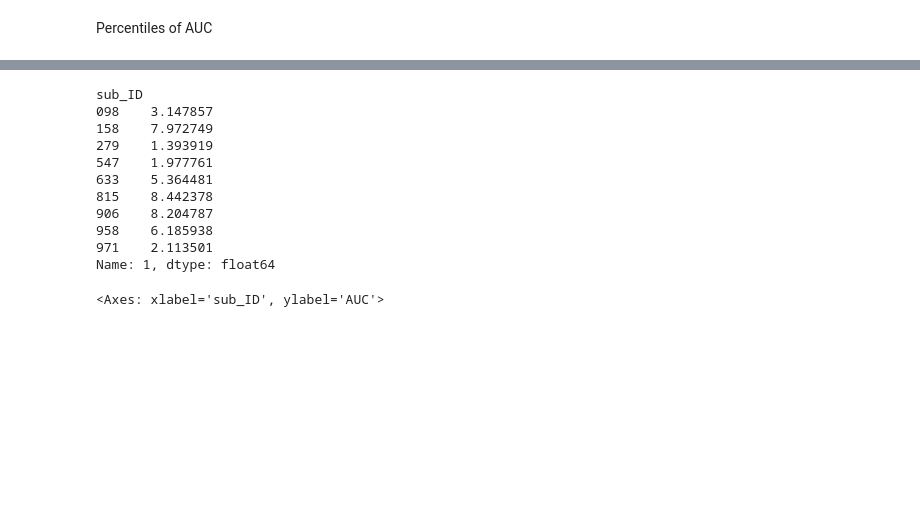
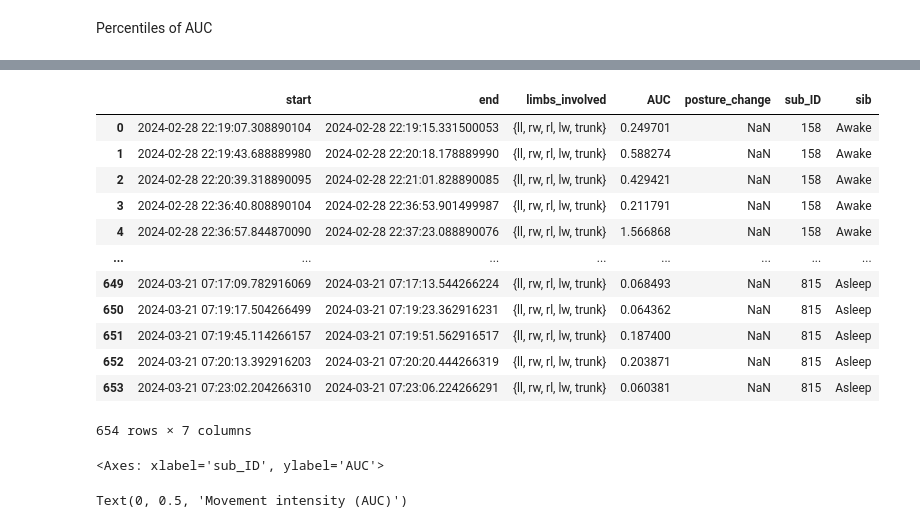
Before and after one commit to marcellosicbaldi/Every-Move-You-Make, a Jupyter notebook: src/notebook.ipynb, the cells around one changed output, grey strips where cells are left out. Saved outputs shown, nothing was run; the diff lists cells and outputs as text; code cells hidden in the pictures; blank space fills up the shorter version.

```diff
--- a/src/notebook.ipynb
+++ b/src/notebook.ipynb
@@ -388,35 +388,53 @@ burst_describe
 # %%
 # Are there awake burts with less or equal entity than the maximum asleep burst?
 
-max_sleep_burst_AUC = burst_describe["max"][1] # 1 sleep, 0 awake
-max_sleep_burst_AUC
+AUC_sleep90 = burst_describe["90%"][1]
-# %% [output]
-sub_ID
-098    3.147857
-158    7.972749
-279    1.393919
-547    1.977761
-633    5.364481
-815    8.442378
-906    8.204787
-958    6.185938
-971    2.113501
-Name: 1, dtype: float64
 # %%
 burst_awake_low_AUC = {sub: 0 for sub in subjects}
+burst_sleep_low_AUC = {sub: 0 for sub in subjects}
 for i, sub in enumerate(subjects):
     bursts_awake = bursts_all_limbs[sub][bursts_all_limbs[sub]["sib"] == 0]
+    bursts_sleep = bursts_all_limbs[sub][bursts_all_limbs[sub]["sib"] == 1]
 
     # Find bursts with less or equal entity than the maximum asleep burst
-    burst_awake_low_AUC[sub] = bursts_awake[bursts_awake["AUC"] <= max_sleep_burst_AUC[sub]]
+    burst_awake_low_AUC[sub] = bursts_awake[bursts_awake["AUC"] <= AUC_sleep90[sub]]
+    burst_sleep_low_AUC[sub] = bursts_sleep#bursts_sleep[bursts_sleep["AUC"] <= AUC_sleep90[sub]]
 
 # One DataFrame for all subjects
 bursts_awake_low_AUC_all = pd.concat(burst_awake_low_AUC.values(), ignore_index=True)
+bursts_sleep_low_AUC_all = pd.concat(burst_sleep_low_AUC.values(), ignore_index=True)
-# %%
-plt.figure()
-sns.boxplot(x='sub_ID', y='AUC', data=bursts_awake_low_AUC_all, showfliers=False)
-
-plt.figure()
-ax1 = sns.boxplot(x='sib', y='AUC', data=bursts_all_limbs_allSub[bursts_all_limbs_allSub["sib"] == 0], hue = "sub_ID", showfliers=False)
-# %% [output]
-<Axes: xlabel='sub_ID', ylabel='AUC'>
+# %%
+# merge the two DataFrames
+bursts_low_AUC_all = pd.concat([bursts_awake_low_AUC_all, bursts_sleep_low_AUC_all], ignore_index=True)
+bursts_low_AUC_all["sib"] = bursts_low_AUC_all["sib"].replace({0: "Awake", 1: "Asleep"})
+bursts_low_AUC_all
+# %% [output]
+|  | start | end | limbs_involved | AUC | posture_change | sub_ID | sib |
+| 0 | 2024-02-28 22:19:07.308890104 | 2024-02-28 22:19:15.331500053 | {ll, rw, rl, lw, trunk} | 0.249701 | NaN | 158 | Awake |
+| 1 | 2024-02-28 22:19:43.688889980 | 2024-02-28 22:20:18.178889990 | {ll, rw, rl, lw, trunk} | 0.588274 | NaN | 158 | Awake |
+| 2 | 2024-02-28 22:20:39.318890095 | 2024-02-28 22:21:01.828890085 | {ll, rw, rl, lw, trunk} | 0.429421 | NaN | 158 | Awake |
+| 3 | 2024-02-28 22:36:40.808890104 | 2024-02-28 22:36:53.901499987 | {ll, rw, rl, lw, trunk} | 0.211791 | NaN | 158 | Awake |
+| 4 | 2024-02-28 22:36:57.844870090 | 2024-02-28 22:37:23.088890076 | {ll, rw, rl, lw, trunk} | 1.566868 | NaN | 158 | Awake |
+| ... | ... | ... | ... | ... | ... | ... | ... |
+| 649 | 2024-03-21 07:17:09.782916069 | 2024-03-21 07:17:13.544266224 | {ll, rw, rl, lw, trunk} | 0.068493 | NaN | 815 | Asleep |
+| 650 | 2024-03-21 07:19:17.504266499 | 2024-03-21 07:19:23.362916231 | {ll, rw, rl, lw, trunk} | 0.064362 | NaN | 815 | Asleep |
+| 651 | 2024-03-21 07:19:45.114266157 | 2024-03-21 07:19:51.562916517 | {ll, rw, rl, lw, trunk} | 0.187400 | NaN | 815 | Asleep |
+| 652 | 2024-03-21 07:20:13.392916203 | 2024-03-21 07:20:20.444266319 | {ll, rw, rl, lw, trunk} | 0.203871 | NaN | 815 | Asleep |
+| 653 | 2024-03-21 07:23:02.204266310 | 2024-03-21 07:23:06.224266291 | {ll, rw, rl, lw, trunk} | 0.060381 | NaN | 815 | Asleep |
+654 rows × 7 columns
+# %%
+plt.figure(figsize=(15, 6))
+plt.subplot(1, 2, 1)
+sns.boxplot(x='sub_ID', y='AUC', data=bursts_awake_low_AUC_all, showfliers=False)
+sns.stripplot(x='sub_ID', y='AUC', data=bursts_awake_low_AUC_all, jitter=0.2, alpha = 0.5, color = "red")
+plt.subplot(1, 2, 1)
+sns.boxplot(x='sub_ID', y='AUC', data=bursts_sleep_low_AUC_all, showfliers=False,  whis=[5, 90])
+sns.stripplot(x='sub_ID', y='AUC', data=bursts_sleep_low_AUC_all, jitter=0.2, alpha = 0.5, color = "red")
+# %% [output]
+<Axes: xlabel='sub_ID', ylabel='AUC'>
+# %%
+plt.figure(figsize=(15, 6))
+sns.boxplot(x='sub_ID', y='AUC', data=bursts_low_AUC_all, hue = "sib")
+plt.ylabel("Movement intensity (AUC)")
+# %% [output]
+Text(0, 0.5, 'Movement intensity (AUC)')
```
Also changed, not shown: parts of 16 cells of this notebook, 1 other file.
